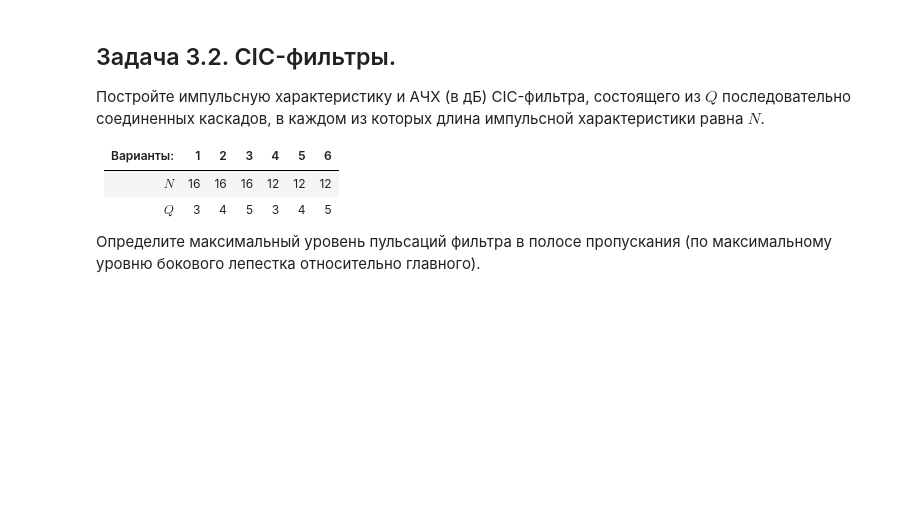
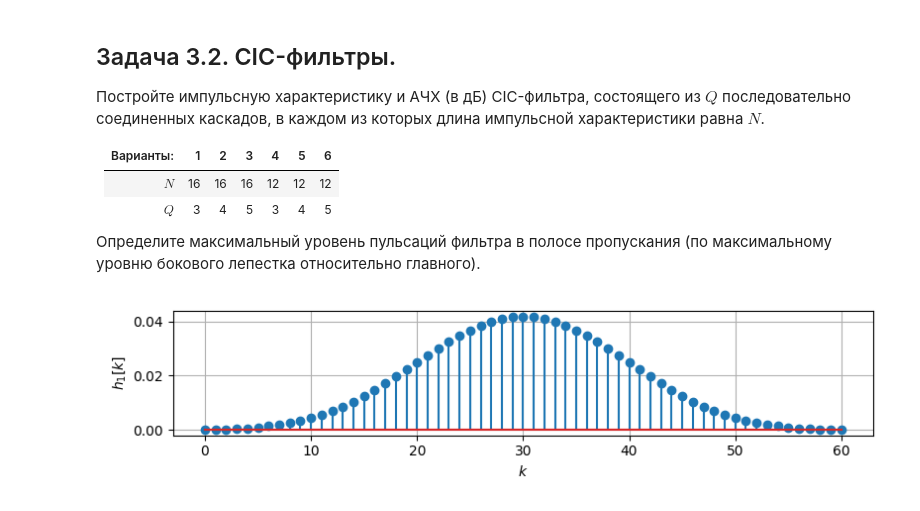
Before and after one commit to derzhavin3016/DSP-labs, a Jupyter notebook: lab6/dsp_lab6.ipynb, the cells around one changed output. Saved outputs shown, nothing was run; the diff lists cells and outputs as text; code cells hidden in the pictures; blank space fills up the shorter version.

```diff
--- a/lab6/dsp_lab6.ipynb
+++ b/lab6/dsp_lab6.ipynb
@@ -610,3 +644,18 @@ plt.show()
 | $Q$ | 3 | 4 | 5 | 3 | 4 | 5 |
 
 Определите максимальный уровень пульсаций фильтра в полосе пропускания (по максимальному уровню бокового лепестка относительно главного).
+# %%
+N, Q = 16, 4
+h1 = np.ones(N)
+h2 = np.convolve(h1, h1)
+h1 = h4 = np.convolve(h2, h2) / (N**4)
+# %%
+plt.figure(figsize=[8, 2])
+plt.stem(np.arange(h1.size), h1)
+# plt.xticks(np.arange(h1.size))
+plt.xlabel("$k$")
+plt.ylabel("$h_1[k]$")
+plt.grid()
+plt.tight_layout()
+# %% [output]
+[figure, added]
```
Also changed, not shown: parts of 5 cells of this notebook.
